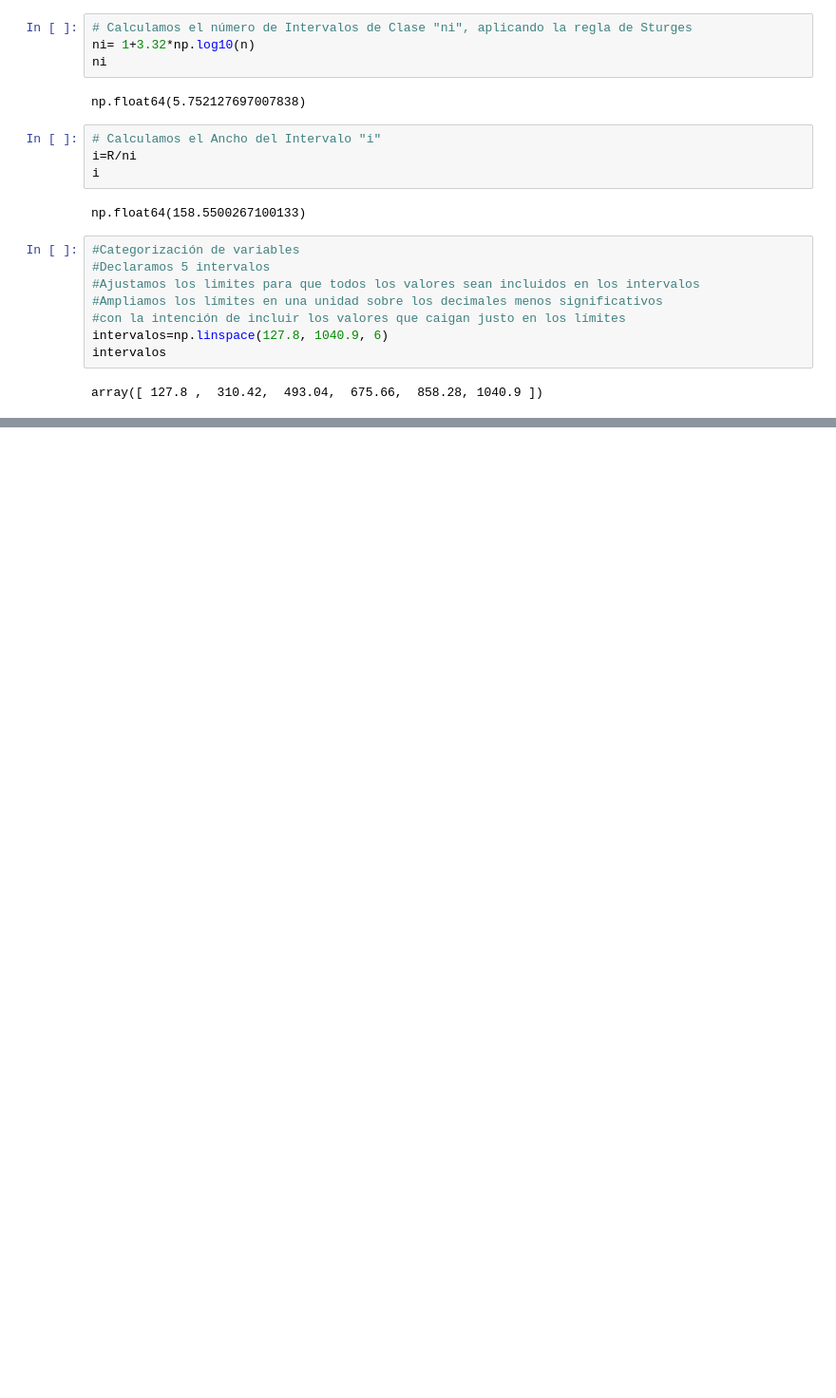
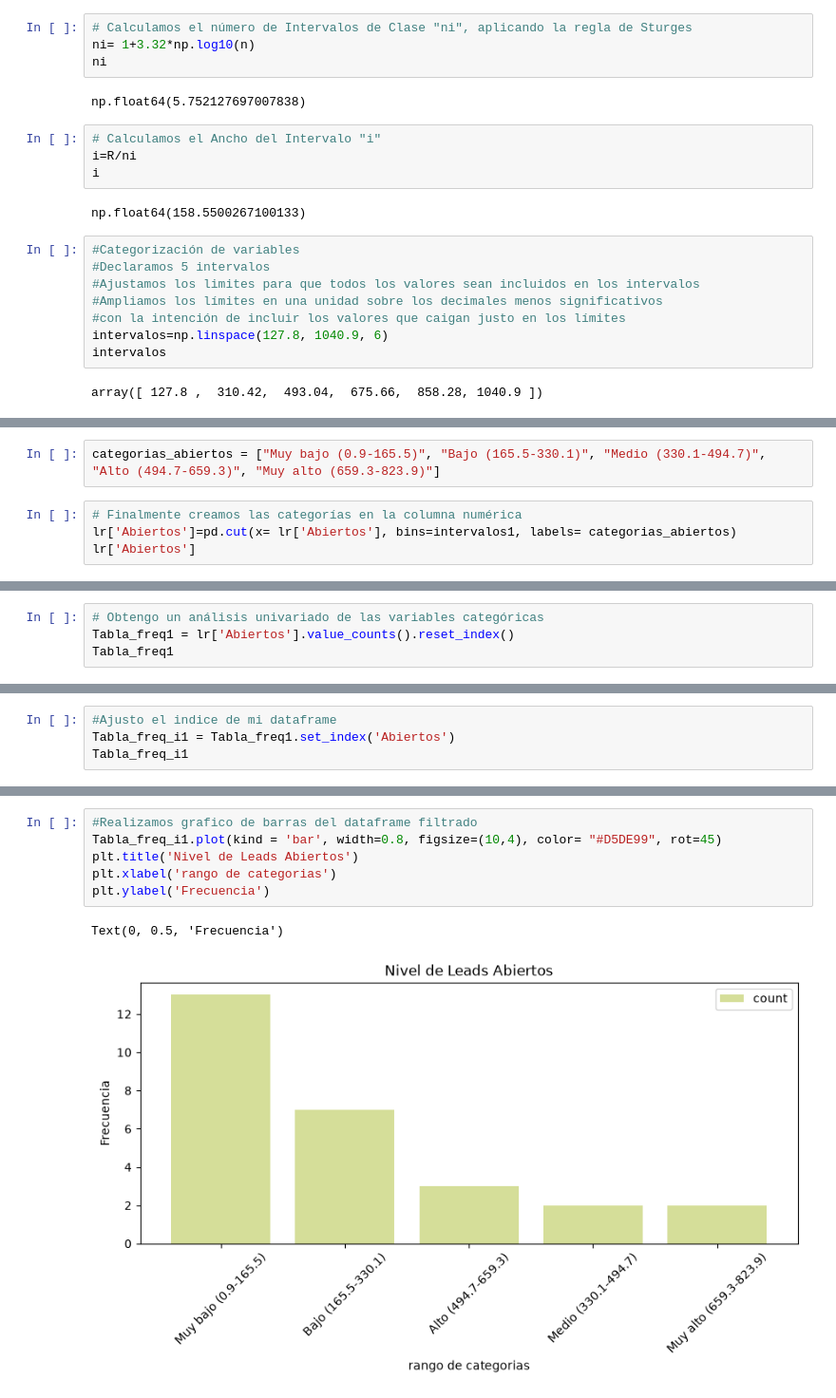
Before and after one commit to Andyr3516/Actividad_4_Extraccion_de_Caracteristicas, a Jupyter notebook: Actividad 4.1/L_reales_caracteristicas.ipynb, the cells around one changed output, grey strips where cells are left out. Shown at 95% size. Cells and saved outputs as stored; diff of their text form; blank space fills up the shorter version.

```diff
--- a/Actividad 4.1/L_reales_caracteristicas.ipynb
+++ b/Actividad 4.1/L_reales_caracteristicas.ipynb
@@ -174,0 +224,6 @@ Text(0, 0.5, 'Frecuencia')
+# %%
+categorias_abiertos = ["Muy bajo (0.9-165.5)", "Bajo (165.5-330.1)", "Medio (330.1-494.7)", "Alto (494.7-659.3)", "Muy alto (659.3-823.9)"]
+# %%
+# Finalmente creamos las categorías en la columna numérica
+lr['Abiertos']=pd.cut(x= lr['Abiertos'], bins=intervalos1, labels= categorias_abiertos)
+lr['Abiertos']
@@ -174,0 +248,4 @@ Text(0, 0.5, 'Frecuencia')
+# %%
+# Obtengo un análisis univariado de las variables categóricas
+Tabla_freq1 = lr['Abiertos'].value_counts().reset_index()
+Tabla_freq1
@@ -174,0 +259,4 @@ Text(0, 0.5, 'Frecuencia')
+# %%
+#Ajusto el indice de mi dataframe
+Tabla_freq_i1 = Tabla_freq1.set_index('Abiertos')
+Tabla_freq_i1
@@ -174,0 +271,9 @@ Text(0, 0.5, 'Frecuencia')
+# %%
+#Realizamos grafico de barras del dataframe filtrado
+Tabla_freq_i1.plot(kind = 'bar', width=0.8, figsize=(10,4), color= "#D5DE99", rot=45)
+plt.title('Nivel de Leads Abiertos')
+plt.xlabel('rango de categorias')
+plt.ylabel('Frecuencia')
+# %% [output]
+Text(0, 0.5, 'Frecuencia')
+[figure, added]
```
Also changed, not shown: parts of 25 cells of this notebook, 5 other files.
